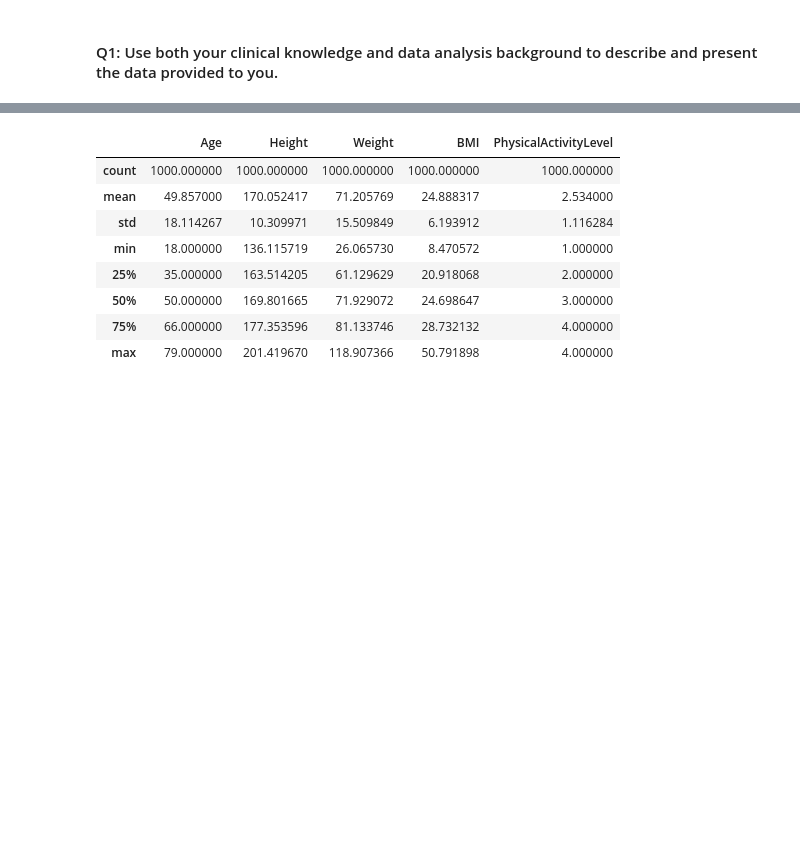
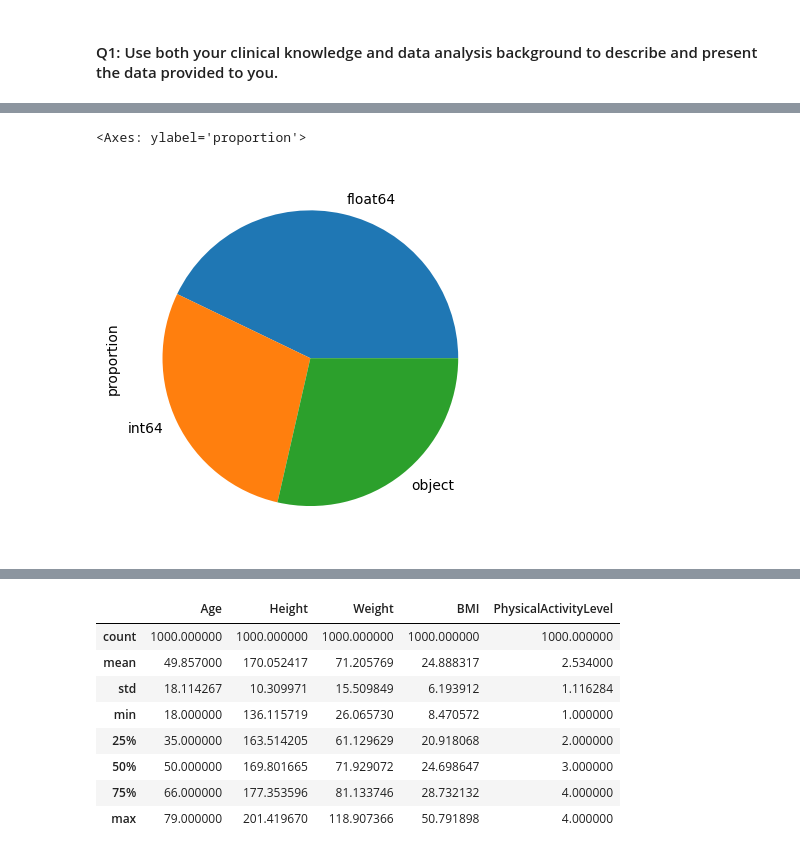
Before and after one commit to touXik/Tp_01_mbdd, a Jupyter notebook: Lab1_Health_Data_Modelling.ipynb, the cells around one changed output, grey strips where cells are left out. Drawn from its saved outputs; the diff is of its cells as text; code cells hidden in the pictures; blank space fills up the shorter version.

```diff
--- a/Lab1_Health_Data_Modelling.ipynb
+++ b/Lab1_Health_Data_Modelling.ipynb
@@ -61,0 +96,5 @@ df2
+# %%
+df.dtypes.value_counts('%').plot.pie()
+# %% [output]
+<Axes: ylabel='proportion'>
+[figure, added]
```
Also changed, not shown: parts of 18 cells of this notebook.
